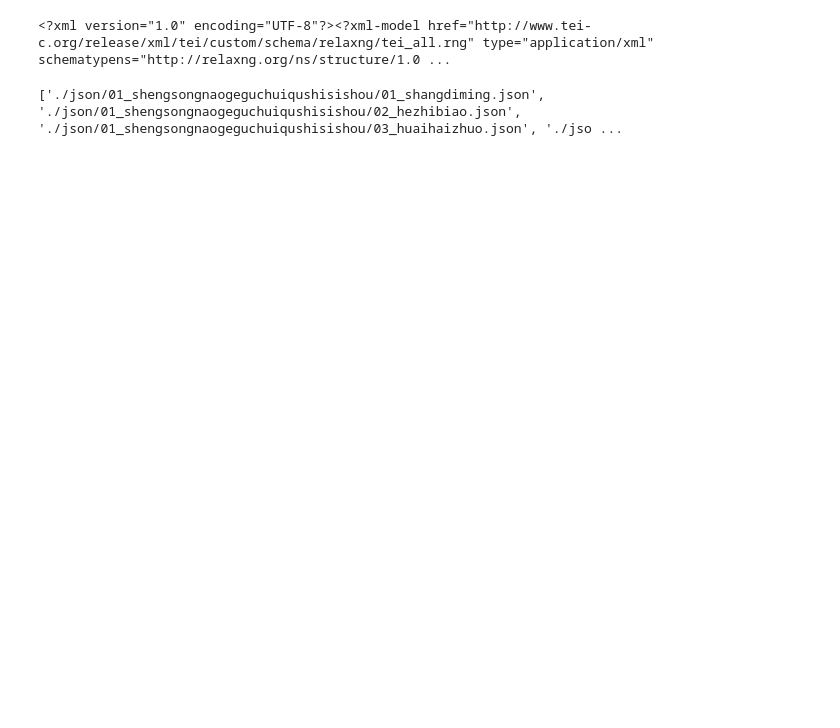
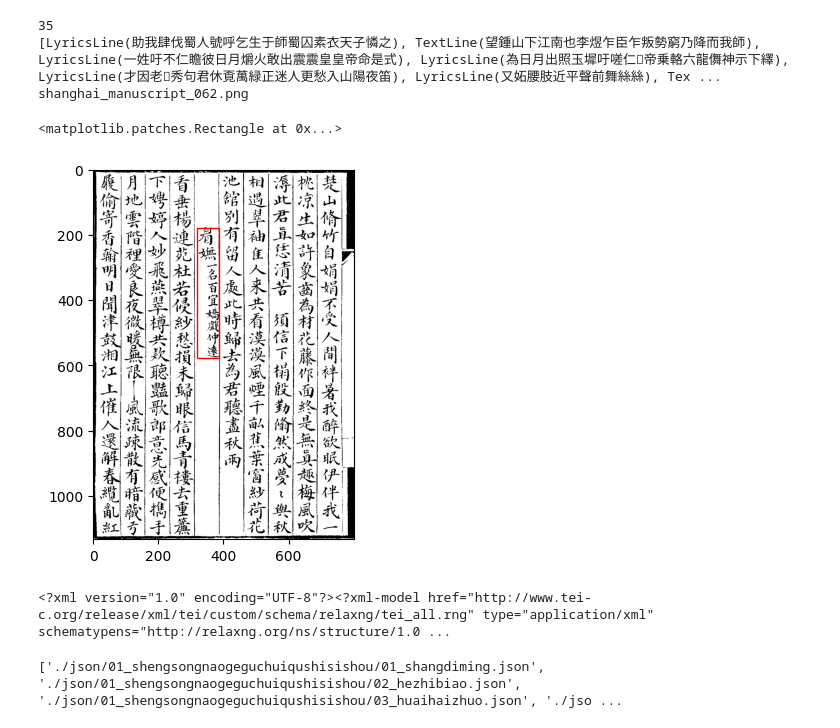
Before and after one commit to SuziAI/KuiSCIMA, a Jupyter notebook: kuiscima-to-tei.ipynb, the cells around one changed output. Drawn from its saved outputs; the diff is of its cells as text; code cells hidden in the pictures; blank space fills up the shorter version.

```diff
--- a/kuiscima-to-tei.ipynb
+++ b/kuiscima-to-tei.ipynb
@@ -183,6 +185,15 @@ def segment_boxes_into_lines_guyuan(boxes: list, images: list[Image]):
             lines.append(TextLine(line))
 
     return lines
+
+def add_content_with_comment(box):
+    tei_string = ""
+    if "tei_start_comment" in box:
+        tei_string += '<seg type="note">'
+    tei_string += box["text_content"]
+    if "tei_end_comment" in box:
+        tei_string += '</seg>'
+    return tei_string
 # %%
 class JsonBased:
     def __init__(self, file_path: str):
@@ -839,7 +878,7 @@ class Book:
 
         self.facsimile += "</facsimile>"
 
-        if False:  # to identify commentary by smaller boxes
+        if True:  # to identify commentary by smaller boxes
             mean_width = 0
             counter = 0
             for box in self.boxes:
@@ -851,13 +890,19 @@ class Book:
 
             print("MEAN WIDTH:", mean_width)
 
+            self.suspicious_lines = []
             for line in self.physical_lines:
+                consecutive_suspiciousness = []
                 for box in line:
                     if "text_coordinates" in box and box["text_coordinates"] is not None:
                         (x1, _), (x2, _) = box["text_coordinates"]
                         width = x2 - x1
-                        if width < 0.5 * mean_width:
-                            print("WARNING", width, box["box_type"], box["text_content"], line.page())
+                        if width < 0.75 * mean_width:
+                            consecutive_suspiciousness.append(True)
+                        else:
+                            consecutive_suspiciousness.append(False)
+                if (True, True) in list(zip(consecutive_suspiciousness[:-1], consecutive_suspiciousness[1:])):
+                    self.suspicious_lines.append(line)
 
 
     def __iter__(self):
@@ -1156,3 +1114,25 @@ WARNING: {'Music', 'Unmarked'}
+# %%
+line_idx = 5
+line_idx = 10
+line_idx = 15
+line_idx = 18
+
+print(len(book.suspicious_lines))
+print(book.suspicious_lines)
+plt.figure()
+line = book.suspicious_lines[line_idx]
+print(line.page())
+plt.imshow(Image.open(os.path.join(edition_directory, "images", line.page())), cmap="gray")
+(x, y), (x2, y2) = line.coordinates()
+
+rect = patches.Rectangle((x, y), x2-x, y2-y, linewidth=1, edgecolor='r', facecolor='none')
+plt.gca().add_patch(rect)
+# %% [output]
+35
+[LyricsLine(助我肆伐蜀人號呼乞生于師蜀囚素衣天子憐之), TextLine(望鍾山下江南也李煜乍臣乍叛勢窮乃降而我師), LyricsLine(一姓吁不仁瞻彼日月爝火敢出震震皇皇帝命是式), LyricsLine(為日月出照玉墀吁嗟仁𠔃帝乗輅六龍儛神示下繹), LyricsLine(才因老𥁞秀句君休覔萬緑正迷人更愁入山陽夜笛), LyricsLine(又妬腰肢近平聲前舞絲絲), Tex ...
+shanghai_manuscript_062.png
+<matplotlib.patches.Rectangle at 0x...>
+[figure, added]
 # %%
 print(book.to_tei())
 # %% [output]
```
Also changed, not shown: parts of 5 cells of this notebook, 20 other files.
